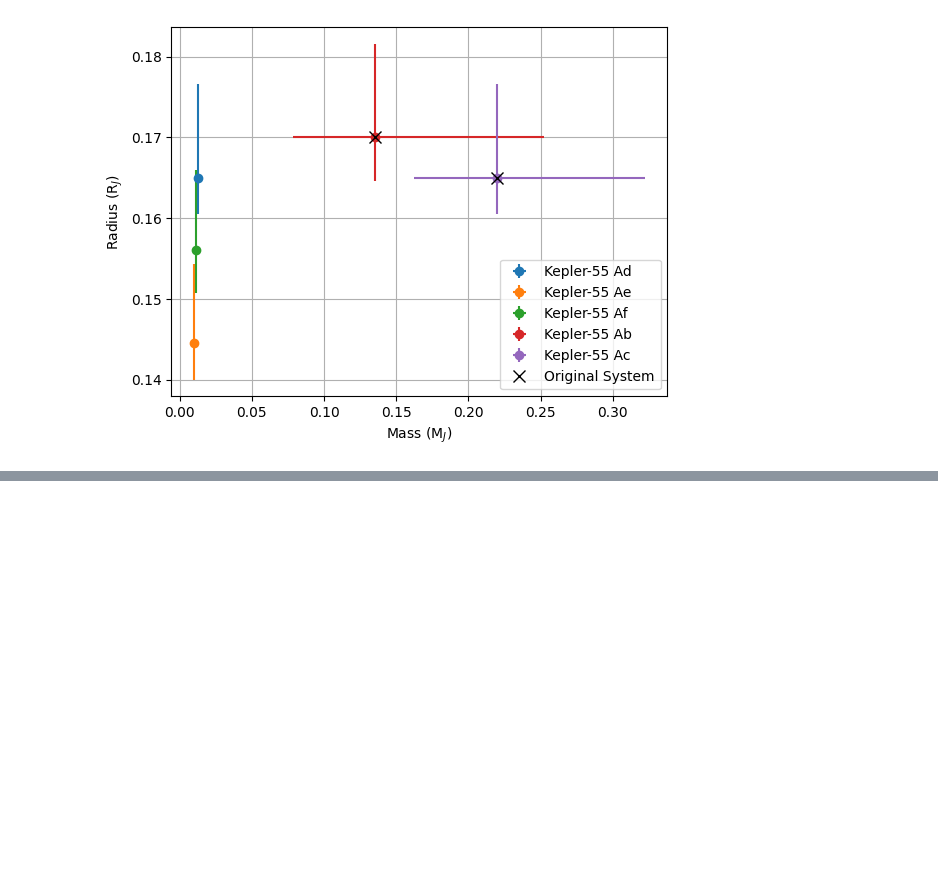
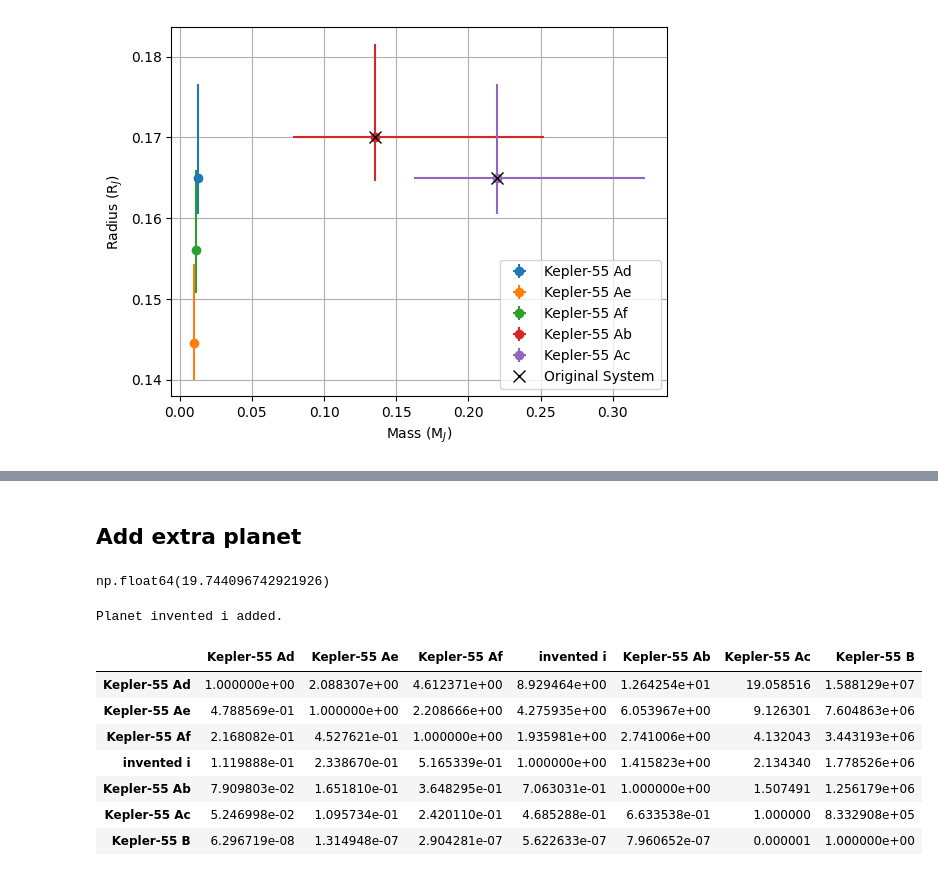
Before and after one commit to Gianuzzi/ResoKit, a Jupyter notebook: docs/source/tutorials/basic_example.ipynb, the cells around one changed output, grey strips where cells are left out. Saved outputs shown, nothing was run; the diff lists cells and outputs as text; code cells hidden in the pictures; blank space fills up the shorter version.

```diff
--- a/docs/source/tutorials/basic_example.ipynb
+++ b/docs/source/tutorials/basic_example.ipynb
@@ -205,0 +165,7 @@ Text(0, 0.5, 'Period Ratio ($P_{i+1}/P_i$)')
+# %% [markdown]
+## Add extra planet
+# %%
+a = 2 ; b = -7 ; c = 5
+kepler55.planet(2).P * (-c / ( a * kepler55.period_ratio(2,1) + b))
+# %% [output]
+np.float64(19.744096742921926)
@@ -205,0 +177,14 @@ Text(0, 0.5, 'Period Ratio ($P_{i+1}/P_i$)')
+# %%
+# Create new system
+new_k55 = kepler55.add_planet(new_planet)
+new_k55.period_ratios_
+# %% [output]
+Planet invented i added.
+|  | Kepler-55 Ad | Kepler-55 Ae | Kepler-55 Af | invented i | Kepler-55 Ab | Kepler-55 Ac | Kepler-55 B |
+| Kepler-55 Ad | 1.000000e+00 | 2.088307e+00 | 4.612371e+00 | 8.929464e+00 | 1.264254e+01 | 19.058516 | 1.588129e+07 |
+| Kepler-55 Ae | 4.788569e-01 | 1.000000e+00 | 2.208666e+00 | 4.275935e+00 | 6.053967e+00 | 9.126301 | 7.604863e+06 |
+| Kepler-55 Af | 2.168082e-01 | 4.527621e-01 | 1.000000e+00 | 1.935981e+00 | 2.741006e+00 | 4.132043 | 3.443193e+06 |
+| invented i | 1.119888e-01 | 2.338670e-01 | 5.165339e-01 | 1.000000e+00 | 1.415823e+00 | 2.134340 | 1.778526e+06 |
+| Kepler-55 Ab | 7.909803e-02 | 1.651810e-01 | 3.648295e-01 | 7.063031e-01 | 1.000000e+00 | 1.507491 | 1.256179e+06 |
+| Kepler-55 Ac | 5.246998e-02 | 1.095734e-01 | 2.420110e-01 | 4.685288e-01 | 6.633538e-01 | 1.000000 | 8.332908e+05 |
+| Kepler-55 B | 6.296719e-08 | 1.314948e-07 | 2.904281e-07 | 5.622633e-07 | 7.960652e-07 | 0.000001 | 1.000000e+00 |
```
Also changed, not shown: parts of 24 cells of this notebook, 6 other files.
